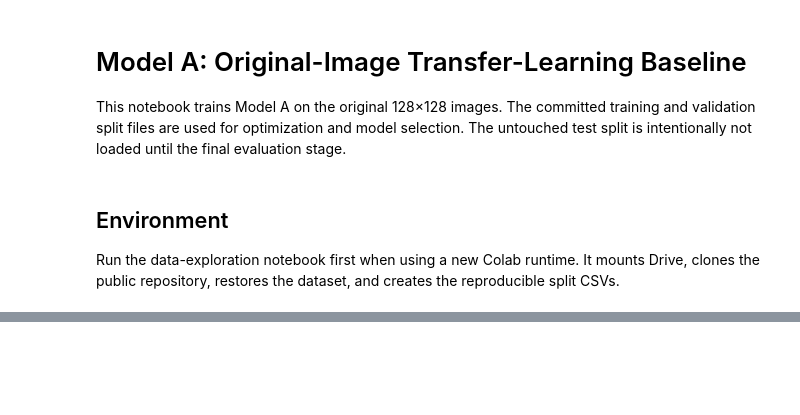
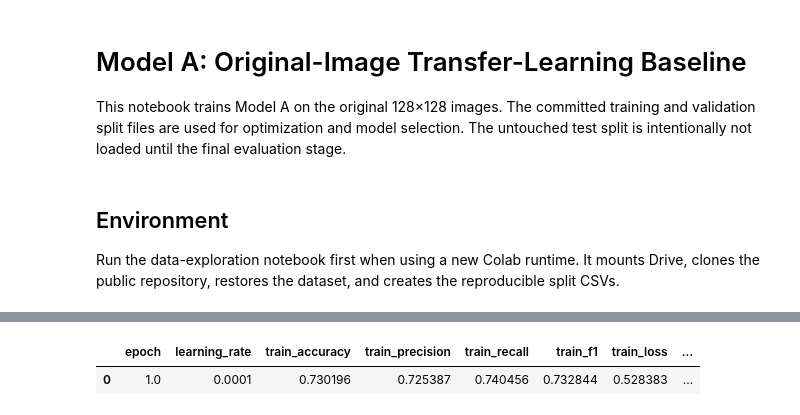
Before and after one commit to shaverm96/DSBA-6165-Sum-2026-Take-Home-Exam, a Jupyter notebook: notebooks/02_model_a_baseline.ipynb, the cells around one changed output, grey strips where cells are left out. Cells and saved outputs as stored; diff of their text form; code cells hidden in the pictures; blank space fills up the shorter version.

```diff
--- a/notebooks/02_model_a_baseline.ipynb
+++ b/notebooks/02_model_a_baseline.ipynb
@@ -131,0 +175,24 @@ history_df.tail()
+# %%
+model = ResNet18Classifier(
+    pretrained=bool(CLASSIFIER_CONFIG['pretrained']),
+    dropout=float(CLASSIFIER_CONFIG['classifier_dropout']),
+)
+frozen_epochs = int(TRAINING_CONFIG.get('classifier_freeze_epochs', 1))
+checkpoint_root = PROJECT_ROOT / CONFIG['paths']['model_dir']
+
+frozen_history = train_classifier(
+    model=model,
+    train_loader=train_loader,
+    validation_loader=validation_loader,
+    device=DEVICE,
+    epochs=frozen_epochs,
+    learning_rate=float(CLASSIFIER_CONFIG['learning_rate']),
+    weight_decay=float(CLASSIFIER_CONFIG['weight_decay']),
+    patience=int(TRAINING_CONFIG['early_stopping_patience']),
+    checkpoint_dir=checkpoint_root / 'model_a_frozen',
+    freeze_backbone_epochs=frozen_epochs,
+)
+
+frozen_history_df = pd.DataFrame(frozen_history)
+frozen_history_df
+# %% [output]
@@ -132,2 +200,4 @@ history_df.tail()
+|  | epoch | learning_rate | train_accuracy | train_precision | train_recall | train_f1 | train_loss | ... |
+| 0 | 1.0 | 0.0001 | 0.730196 | 0.725387 | 0.740456 | 0.732844 | 0.528383 | ... |
 # %%
 fig, axes = plt.subplots(1, 2, figsize=(13, 4))
```
Also changed, not shown: parts of 13 cells of this notebook, 1 other file.
